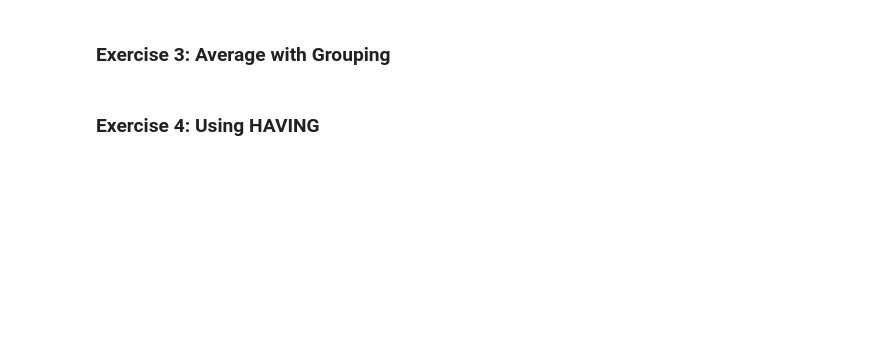
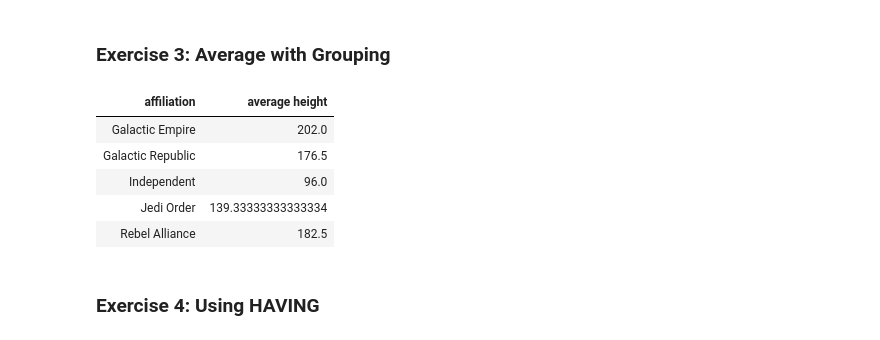
Before and after one commit to TempeHS/2026SE-SQL-Kevin.T, a Jupyter notebook: lessons/lesson4_aggregates.ipynb, the cells around one changed output. Drawn from its saved outputs; the diff is of its cells as text; code cells hidden in the pictures; blank space fills up the shorter version.

```diff
--- a/lessons/lesson4_aggregates.ipynb
+++ b/lessons/lesson4_aggregates.ipynb
@@ -380,2 +409,13 @@ Now it's your turn! Complete these queries:
+# %%
+%%sql
+-- Exercise 3: Find average height by affiliation
+SELECT affiliation, AVG(height) AS "average height" FROM characters GROUP BY affiliation
+# %% [output]
+| affiliation | average height |
+| Galactic Empire | 202.0 |
+| Galactic Republic | 176.5 |
+| Independent | 96.0 |
+| Jedi Order | 139.33333333333334 |
+| Rebel Alliance | 182.5 |
 # %% [markdown]
 ### Exercise 4: Using HAVING
```
Also changed, not shown: parts of 14 cells of this notebook.
